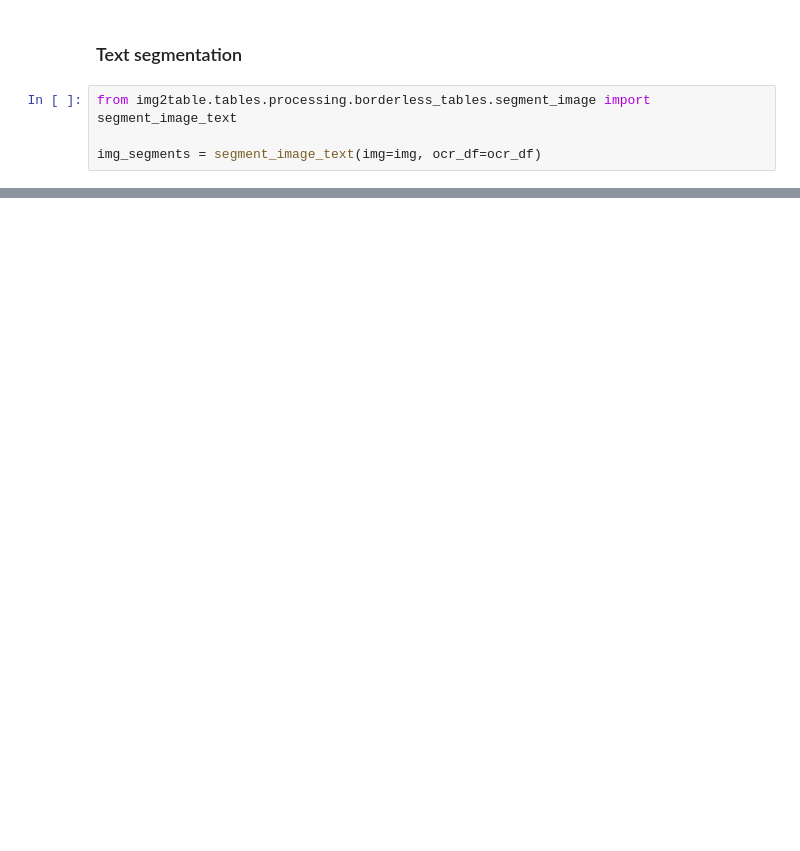
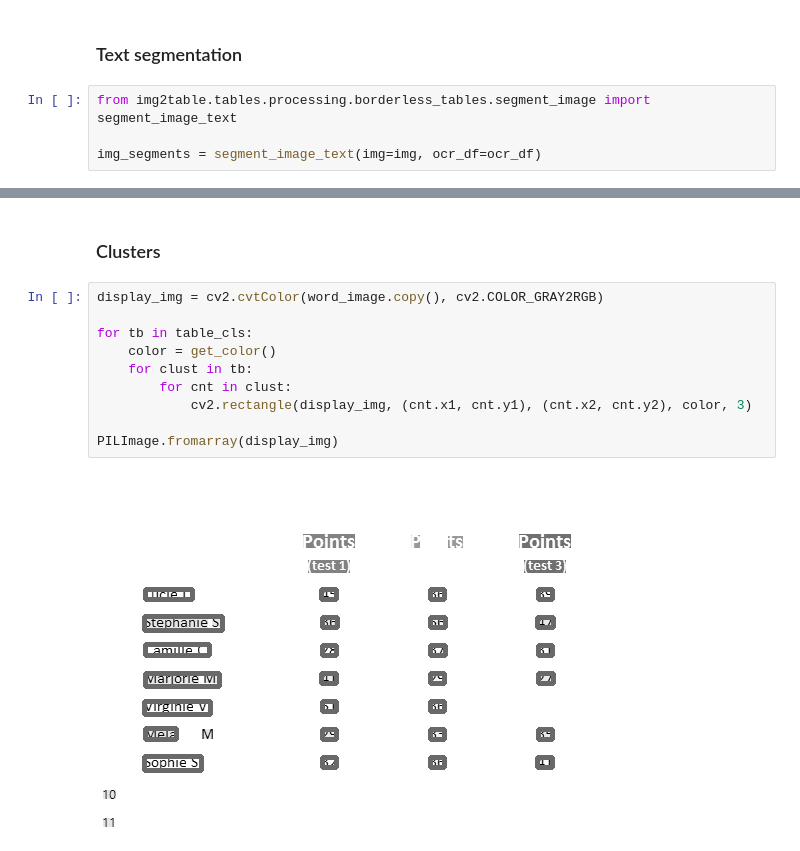
Before and after one commit to xavctn/img2table, a Jupyter notebook: examples/Borderless tables.ipynb, the cells around one changed output, grey strips where cells are left out. Saved outputs shown, nothing was run; the diff lists cells and outputs as text; blank space fills up the shorter version.

```diff
--- a/examples/Borderless tables.ipynb
+++ b/examples/Borderless tables.ipynb
@@ -86,0 +91,14 @@ PILImage.fromarray(display_img)
+# %% [markdown]
+### Clusters
+# %%
+display_img = cv2.cvtColor(word_image.copy(), cv2.COLOR_GRAY2RGB)
+
+for tb in table_cls:
+    color = get_color()
+    for clust in tb:
+        for cnt in clust:
+            cv2.rectangle(display_img, (cnt.x1, cnt.y1), (cnt.x2, cnt.y2), color, 3)
+
+PILImage.fromarray(display_img)
+# %% [output]
+[figure, added]
```
Also changed, not shown: parts of 10 cells of this notebook, 5 other files.
